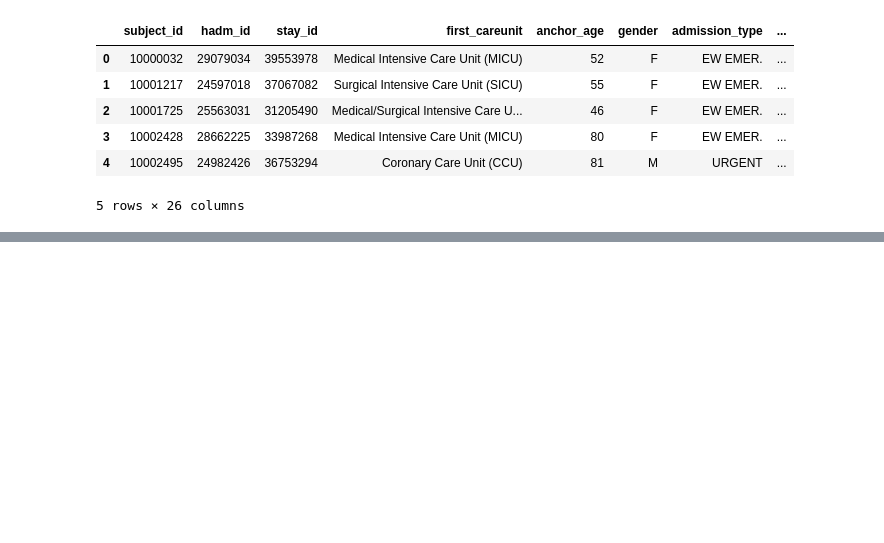
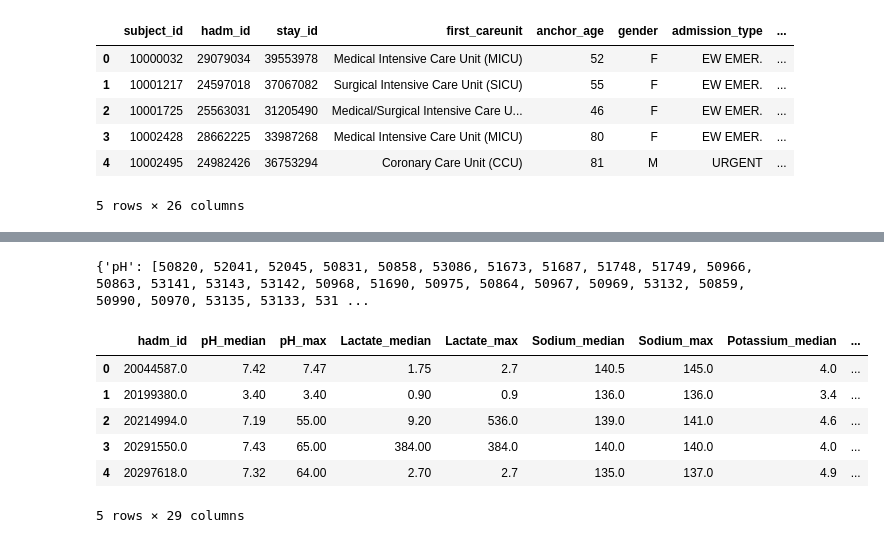
Before and after one commit to OnsHanafi/icu-acquity-phenotyping, a Jupyter notebook: ICUproject.ipynb, the cells around one changed output, grey strips where cells are left out. Cells and saved outputs as stored; diff of their text form; code cells hidden in the pictures; blank space fills up the shorter version.

```diff
--- a/ICUproject.ipynb
+++ b/ICUproject.ipynb
@@ -181,0 +250,41 @@ df.head()
+# %%
+# 3- Map each lab variable to the corresponding itemids
+lab_ids = {
+    "pH" : vars_mapping(lab_items, "label", "ph"),
+    "Lactate" : vars_mapping(lab_items, "label", "lactate"),
+    "Sodium" : vars_mapping(lab_items, "label", "sodium"),
+    "Potassium" : vars_mapping(lab_items, "label", "potassium"),
+    "Chloride" : vars_mapping(lab_items, "label", "chloride"),
+    "Calcium" : vars_mapping(lab_items, "label", "calcium"),
+    "Magnesium" : vars_mapping(lab_items, "label", "magnesium"),
+    "Hemoglobin" : vars_mapping(lab_items, "label", "hemoglobin"),
+    "Platelets" : vars_mapping(lab_items, "label", "platelets"),
+    "WBC" : vars_mapping(lab_items, "label", "white blood cell"),
+    "Glucose" : vars_mapping(lab_items, "label", "glucose"),
+    "BUN" : vars_mapping(lab_items, "label", "blood urea nitrogen"),
+    "Creatinine" : vars_mapping(lab_items, "label", "creatinine"),
+    "AnionGap" : vars_mapping(lab_items, "label", "anion gap")
+}
+print(lab_ids)
+# %% [output]
+{'pH': [50820, 52041, 52045, 50831, 50858, 53086, 51673, 51687, 51748, 51749, 50966, 50863, 53141, 53143, 53142, 50968, 51690, 50975, 50864, 50967, 50969, 53132, 50859, 50990, 50970, 53135, 53133, 531 ...
+# %%
+# 4- Add the lab to the main df
+labs_list = []
+for lab, ids in lab_ids.items():
+    temp = lab_events_24H[lab_events_24H["itemid"].isin(ids)]
+    lab_agg = temp.groupby("hadm_id")["valuenum"].agg(["median", "max"])
+    lab_agg.columns = [f"{lab}_median", f"{lab}_max"]
+    labs_list.append(lab_agg.reset_index())
+
+    # Merge all labs in a DataFrame
+labs_df = reduce(lambda l, r: pd.merge(l, r, on="hadm_id", how="outer"), labs_list)
+labs_df.head()
+# %% [output]
+|  | hadm_id | pH_median | pH_max | Lactate_median | Lactate_max | Sodium_median | Sodium_max | Potassium_median | ... |
+| 0 | 20044587.0 | 7.42 | 7.47 | 1.75 | 2.7 | 140.5 | 145.0 | 4.0 | ... |
+| 1 | 20199380.0 | 3.40 | 3.40 | 0.90 | 0.9 | 136.0 | 136.0 | 3.4 | ... |
+| 2 | 20214994.0 | 7.19 | 55.00 | 9.20 | 536.0 | 139.0 | 141.0 | 4.6 | ... |
+| 3 | 20291550.0 | 7.43 | 65.00 | 384.00 | 384.0 | 140.0 | 140.0 | 4.0 | ... |
+| 4 | 20297618.0 | 7.32 | 64.00 | 2.70 | 2.7 | 135.0 | 137.0 | 4.9 | ... |
+5 rows × 29 columns
```
Also changed, not shown: parts of 7 cells of this notebook.
